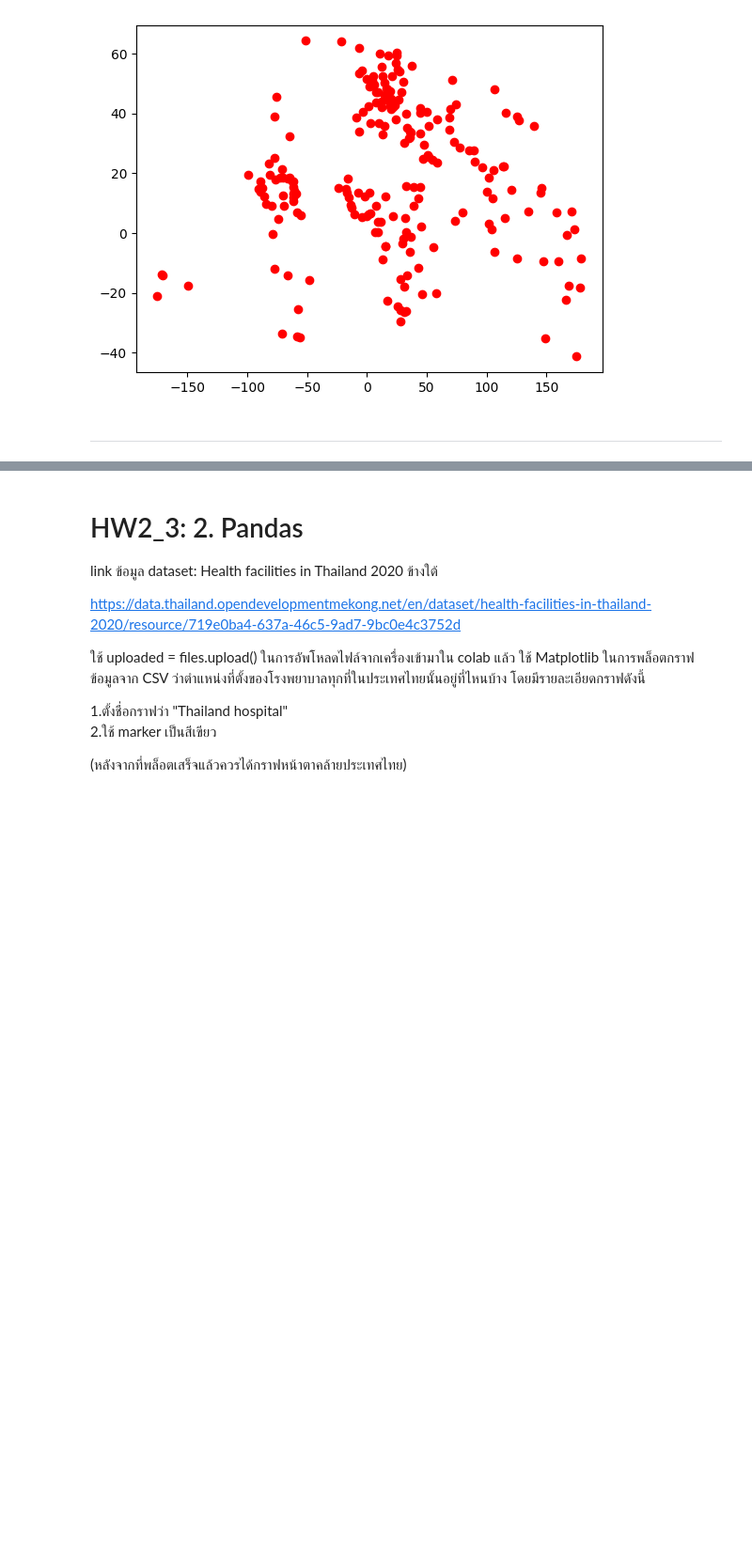
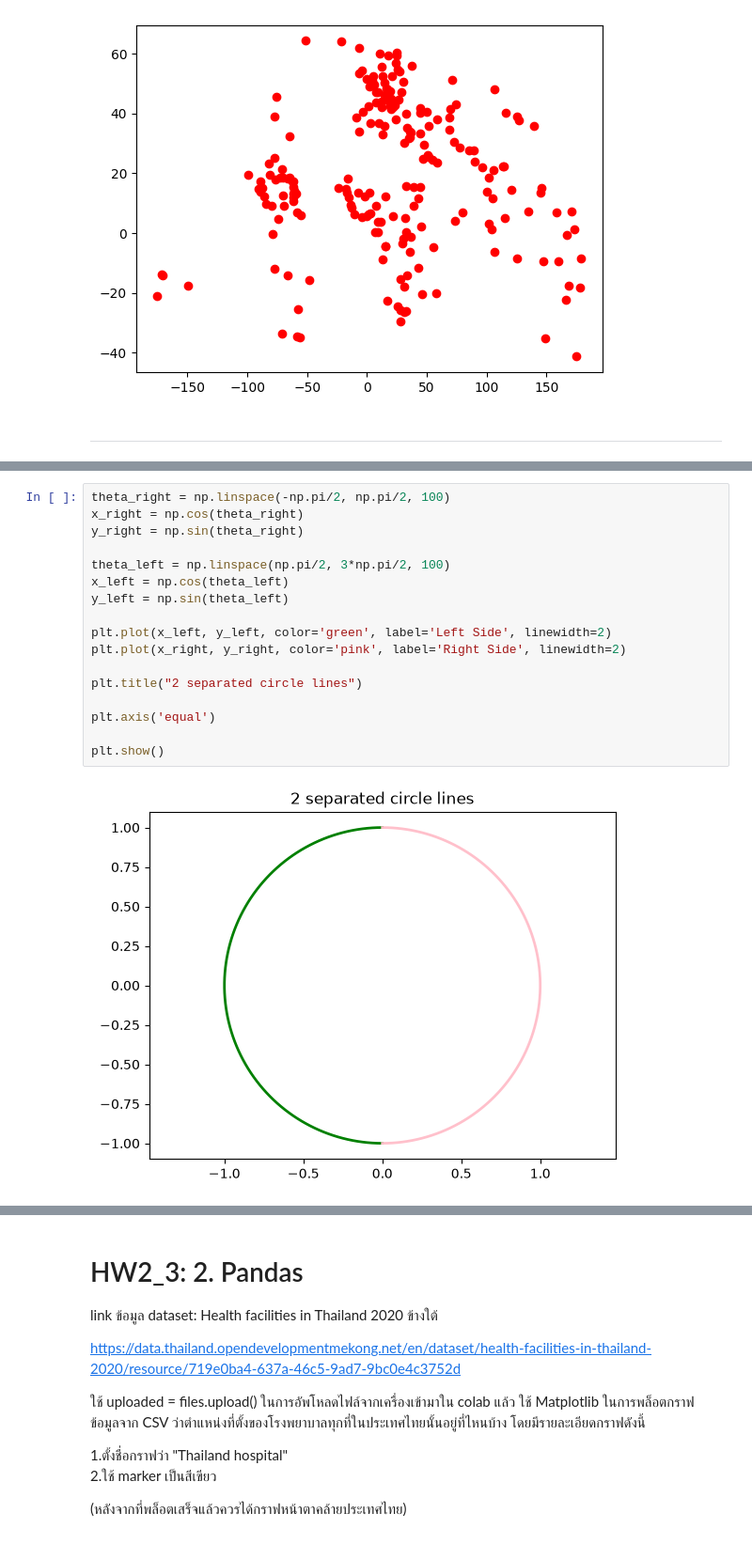
Before and after one commit to WaroonRagwongsiri/IntroMLHomework, a Jupyter notebook: Week2/W2_3_Matplotlib_n_Pandas.ipynb, the cells around one changed output, grey strips where cells are left out. Shown at 94% size. Drawn from its saved outputs; the diff is of its cells as text; blank space fills up the shorter version.

```diff
--- a/Week2/W2_3_Matplotlib_n_Pandas.ipynb
+++ b/Week2/W2_3_Matplotlib_n_Pandas.ipynb
@@ -509,3 +526,22 @@ plt.plot(df.longitude, df.latitude, 'ro');
 
 \
 ![image.png](embedded-picture-1)
+# %%
+theta_right = np.linspace(-np.pi/2, np.pi/2, 100)
+x_right = np.cos(theta_right)
+y_right = np.sin(theta_right)
+
+theta_left = np.linspace(np.pi/2, 3*np.pi/2, 100)
+x_left = np.cos(theta_left)
+y_left = np.sin(theta_left)
+
+plt.plot(x_left, y_left, color='green', label='Left Side', linewidth=2)
+plt.plot(x_right, y_right, color='pink', label='Right Side', linewidth=2)
+
+plt.title("2 separated circle lines")
+
+plt.axis('equal')
+
+plt.show()
+# %% [output]
+[figure, added]
```
Also changed, not shown: parts of 9 cells of this notebook, 3 other files.
